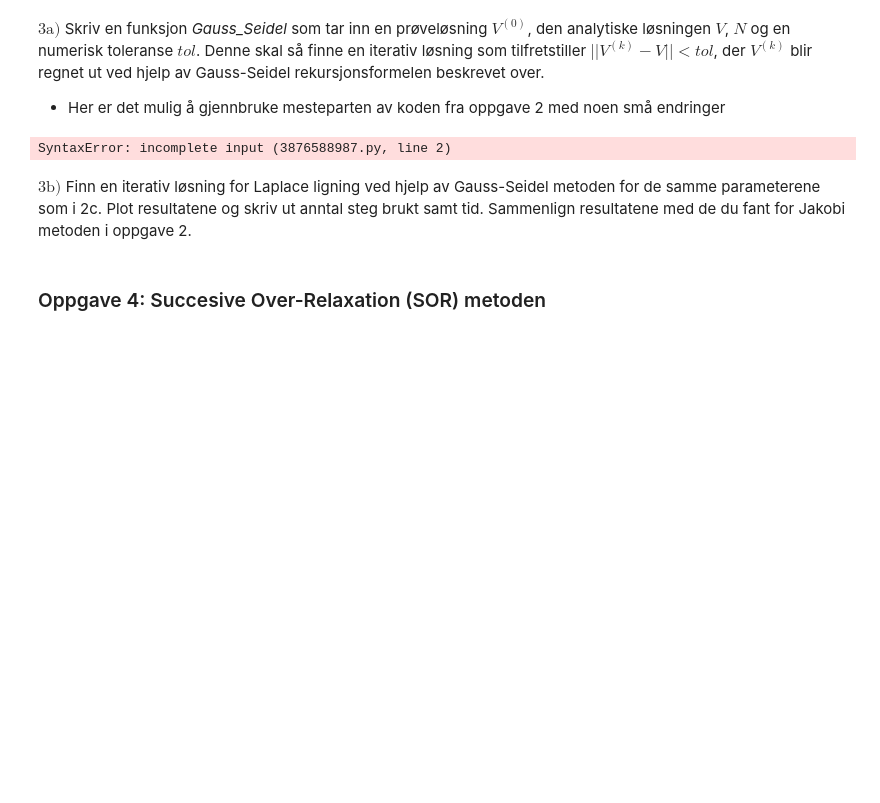
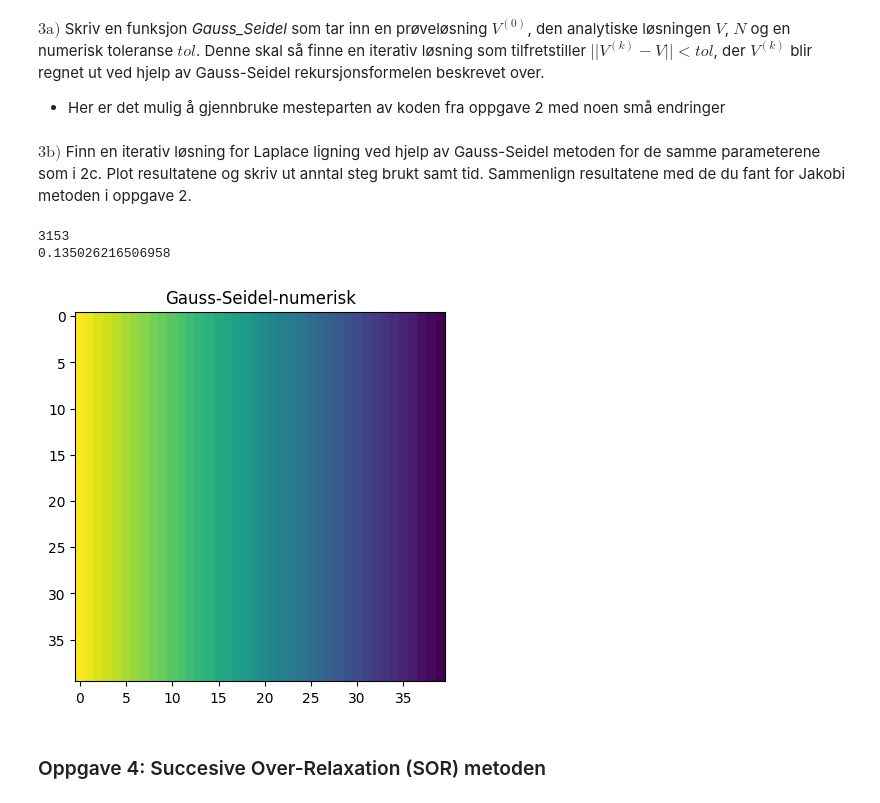
Before and after one commit to tncrdk/ELMAG, a Jupyter notebook: Numerisk-Oving/Oving5/Ex2-LaplaceLigningen.ipynb, the cells around one changed output. Cells and saved outputs as stored; diff of their text form; code cells hidden in the pictures; blank space fills up the shorter version.

```diff
--- a/Numerisk-Oving/Oving5/Ex2-LaplaceLigningen.ipynb
+++ b/Numerisk-Oving/Oving5/Ex2-LaplaceLigningen.ipynb
@@ -153,12 +146,38 @@ $||V^{(k)} - V|| < tol$, der $V^{(k)}$ blir regnet ut ved hjelp av Gauss-Seidel
 <ul>
     <li> Her er det mulig å gjennbruke mesteparten av koden fra oppgave 2 med noen små endringer </li>
 </ul>
-# %%
-def Gauss_Seidel_step(v_0: np.ndarray, N: int) -> np.ndarray:
-    pass
-
-def Gauss_Seidel(V_0, V, N, tol):
-# %% [output]
-SyntaxError: incomplete input (3876588987.py, line 2)
+# %%
+def Gauss_Seidel_step(V_cur: np.ndarray, N: int) -> None:
+    V_cur[1:-1,1:-1] = 1/4*(V_cur[0:-2,1:-1] + V_cur[2:,1:-1] + V_cur[1:-1, 0:-2] + V_cur[1:-1, 2:])
+    V_cur[0, 1:-1] = V_cur[-1, 1:-1] = 1/4*(V_cur[1, 1:-1] + V_cur[0, 0:-2] + V_cur[0, 2:] + V_cur[-1, 1:-1])
+
+def Gauss_Seidel(V_0: np.ndarray, V: np.ndarray, N: int, tol: float) -> tuple[np.ndarray, int, float]:
+    norm = np.linalg.norm(V_0-V)
+    start_time = time.time()
+    i = 0
+    while norm > tol:
+        Gauss_Seidel_step(V_0, N)
+        norm = np.linalg.norm(V_0-V)
+        i += 1
+    tot_time = time.time() - start_time
+    return V_0, i, tot_time
+
+# En ikke numpy løsning
+def Gauss_Seidel_Python_step(V: np.ndarray, N: int) -> None:
+    for row in range(1, N):
+        for col in range(1, N-1):
+            V[row, col] = V[(row + 1) % N, col] = 1/4*(V[row, col + 1] + V[row, col - 1] + V[(row + 1) % N, col] + V[row - 1, col])
+
+def Gauss_Seidel_Python(V_0: np.ndarray, V: np.ndarray, N: int, tol: float) -> tuple[np.ndarray, int, float]:
+    norm = np.linalg.norm(V_0 - V)
+    V_0 = set_initial_values(V_0)
+    start_time = time.time()
+    i = 0
+    while norm > tol:
+        Gauss_Seidel_Python_step(V_0, N)
+        norm = np.linalg.norm(V_0- V)
+        i += 1
+    tot_time = time.time() - start_time
+    return V_0, i, tot_time
 # %% [markdown]
 $\mathrm{3b)}$ Finn en iterativ løsning for Laplace ligning ved hjelp av Gauss-Seidel metoden for de samme parameterene som i 2c. Plot resultatene og skriv ut anntal steg brukt samt tid. Sammenlign resultatene med de du fant for Jakobi metoden i oppgave 2.
@@ -167,3 +184,14 @@ $\mathrm{3b)}$ Finn en iterativ løsning for Laplace ligning ved hjelp av Gauss-
+# %%
+tol = 1E-1
+V0 = set_initial_values(np.zeros((N, N)))
+v_gauss, iterations, tot_time = Gauss_Seidel(V0, v_analytic, N, tol)
+print(iterations)
+print(tot_time)
+plot_grid(v_gauss, "Gauss-Seidel-numerisk")
+# %% [output]
+3153
+0.135026216506958
+[figure, added]
 # %% [markdown]
 ### Oppgave 4: Succesive Over-Relaxation (SOR) metoden
 # %% [markdown]
```
Also changed, not shown: parts of 7 cells of this notebook, 3 other files.
